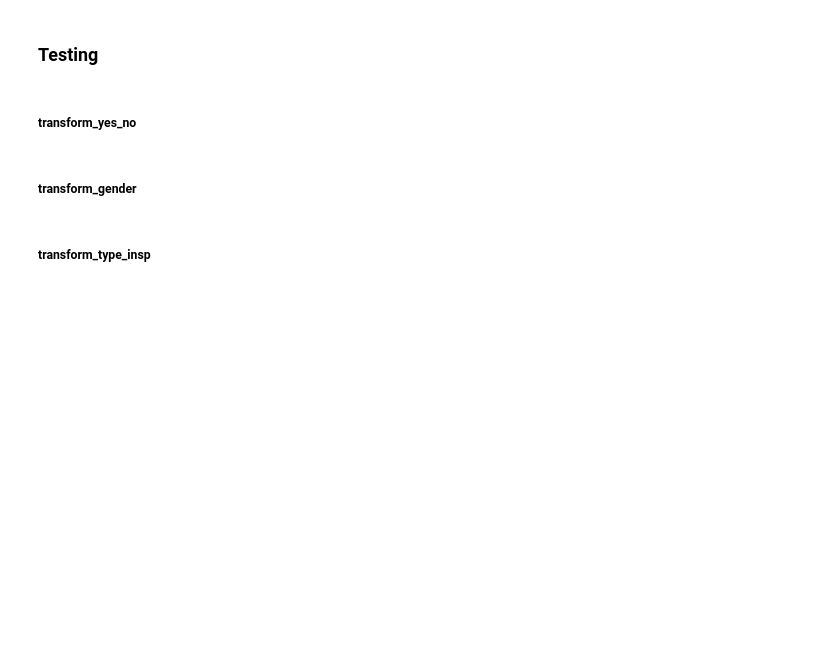
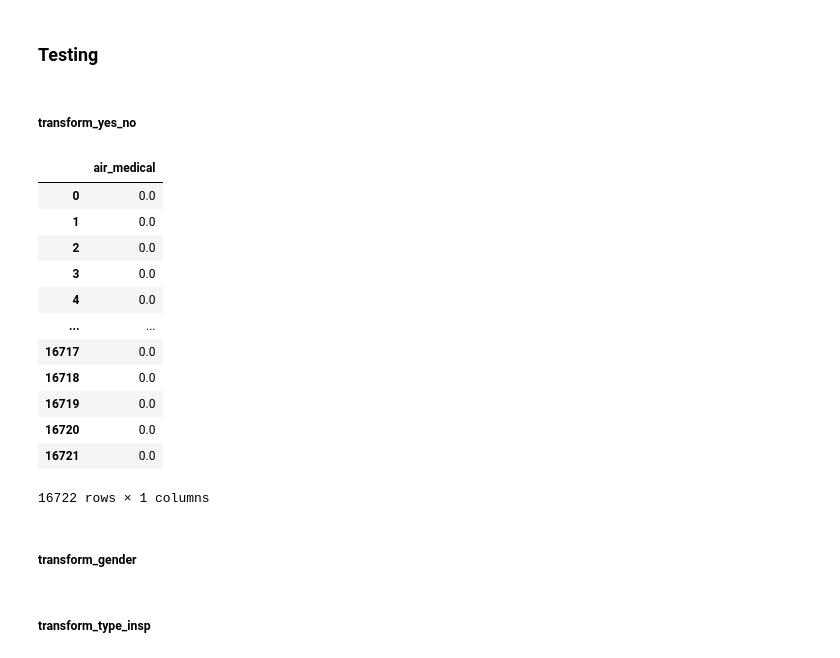
Before and after one commit to AaronDV17/wingman-project, a Jupyter notebook: notebooks/AaronDV17_7_preproc.ipynb, the cells around one changed output. Saved outputs shown, nothing was run; the diff lists cells and outputs as text; code cells hidden in the pictures; blank space fills up the shorter version.

```diff
--- a/notebooks/AaronDV17_7_preproc.ipynb
+++ b/notebooks/AaronDV17_7_preproc.ipynb
@@ -95,6 +95,32 @@ dtype: float64
 ### Testing
 # %% [markdown]
 ##### transform_yes_no
+# %%
+def transform_yes_no(X: pd.DataFrame) -> pd.DataFrame:
+    """Transforms the 'yes' and 'no' values to 1 and 0 respectively."""
+
+    yn_categories = ["N", "Y"]
+    bin_encoder_1 = OrdinalEncoder(categories=[yn_categories])
+
+
+    return pd.DataFrame(bin_encoder_1.fit_transform(X), columns=X.columns)
+
+t = transform_yes_no(temp[['air_medical']])
+t
+# %% [output]
+|  | air_medical |
+| 0 | 0.0 |
+| 1 | 0.0 |
+| 2 | 0.0 |
+| 3 | 0.0 |
+| 4 | 0.0 |
+| ... | ... |
+| 16717 | 0.0 |
+| 16718 | 0.0 |
+| 16719 | 0.0 |
+| 16720 | 0.0 |
+| 16721 | 0.0 |
+16722 rows × 1 columns
 # %% [markdown]
 ##### transform_gender
 # %% [markdown]
```
Also changed, not shown: parts of 4 cells of this notebook, 1 other file.
